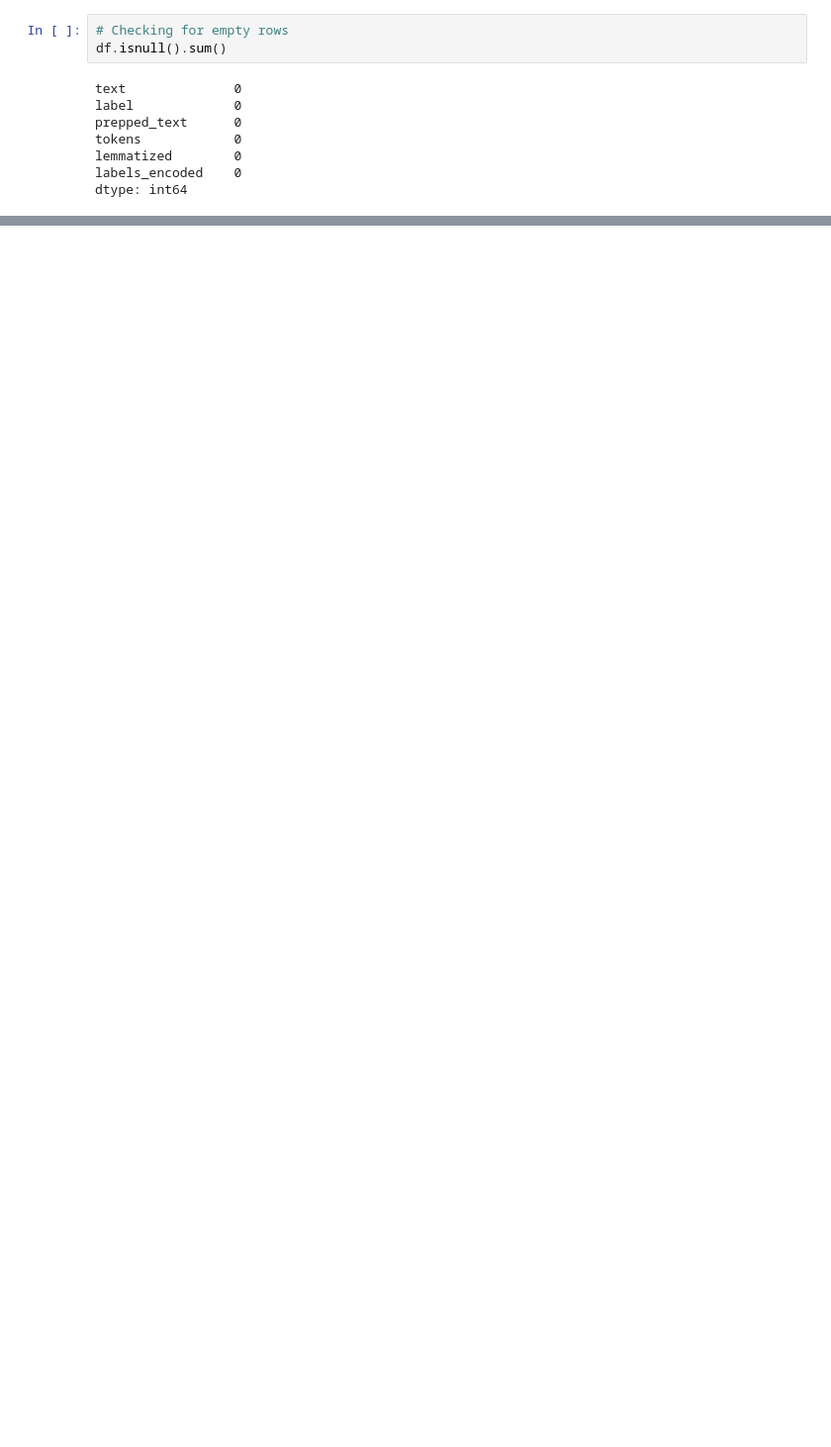
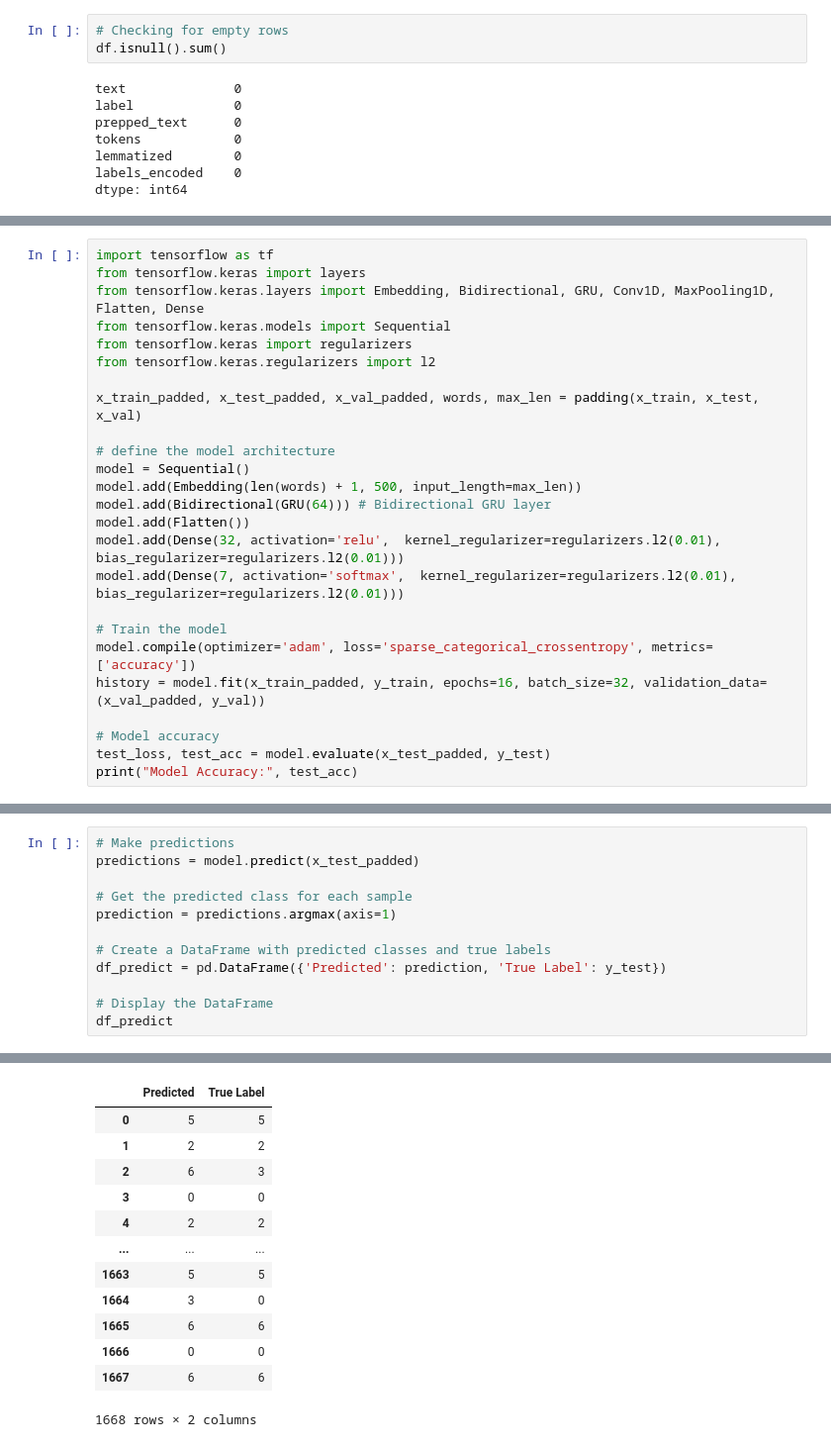
Before and after one commit to Mith029/DSC_680, a Jupyter notebook: Project 2/Project2_MithilPatel.ipynb, the cells around one changed output, grey strips where cells are left out. Shown at 99% size. Cells and saved outputs as stored; diff of their text form; blank space fills up the shorter version.

```diff
--- a/Project 2/Project2_MithilPatel.ipynb
+++ b/Project 2/Project2_MithilPatel.ipynb
@@ -367,0 +235,25 @@ plt.show()
+# %%
+import tensorflow as tf
+from tensorflow.keras import layers
+from tensorflow.keras.layers import Embedding, Bidirectional, GRU, Conv1D, MaxPooling1D, Flatten, Dense
+from tensorflow.keras.models import Sequential
+from tensorflow.keras import regularizers
+from tensorflow.keras.regularizers import l2
+
+x_train_padded, x_test_padded, x_val_padded, words, max_len = padding(x_train, x_test, x_val)
+
+# define the model architecture
+model = Sequential()
+model.add(Embedding(len(words) + 1, 500, input_length=max_len))
+model.add(Bidirectional(GRU(64))) # Bidirectional GRU layer
+model.add(Flatten())
+model.add(Dense(32, activation='relu',  kernel_regularizer=regularizers.l2(0.01), bias_regularizer=regularizers.l2(0.01)))
+model.add(Dense(7, activation='softmax',  kernel_regularizer=regularizers.l2(0.01), bias_regularizer=regularizers.l2(0.01)))
+
+# Train the model
+model.compile(optimizer='adam', loss='sparse_categorical_crossentropy', metrics=['accuracy'])
+history = model.fit(x_train_padded, y_train, epochs=16, batch_size=32, validation_data=(x_val_padded, y_val))
+
+# Model accuracy
+test_loss, test_acc = model.evaluate(x_test_padded, y_test)
+print("Model Accuracy:", test_acc)
@@ -367,0 +280,13 @@ plt.show()
+# %%
+# Make predictions
+predictions = model.predict(x_test_padded)
+
+# Get the predicted class for each sample
+prediction = predictions.argmax(axis=1)
+
+# Create a DataFrame with predicted classes and true labels
+df_predict = pd.DataFrame({'Predicted': prediction, 'True Label': y_test})
+
+# Display the DataFrame
+df_predict
+# %% [output]
@@ -367,0 +294,13 @@ plt.show()
+|  | Predicted | True Label |
+| 0 | 5 | 5 |
+| 1 | 2 | 2 |
+| 2 | 6 | 3 |
+| 3 | 0 | 0 |
+| 4 | 2 | 2 |
+| ... | ... | ... |
+| 1663 | 5 | 5 |
+| 1664 | 3 | 0 |
+| 1665 | 6 | 6 |
+| 1666 | 0 | 0 |
+| 1667 | 6 | 6 |
+1668 rows × 2 columns
```
Also changed, not shown: parts of 23 cells of this notebook.
